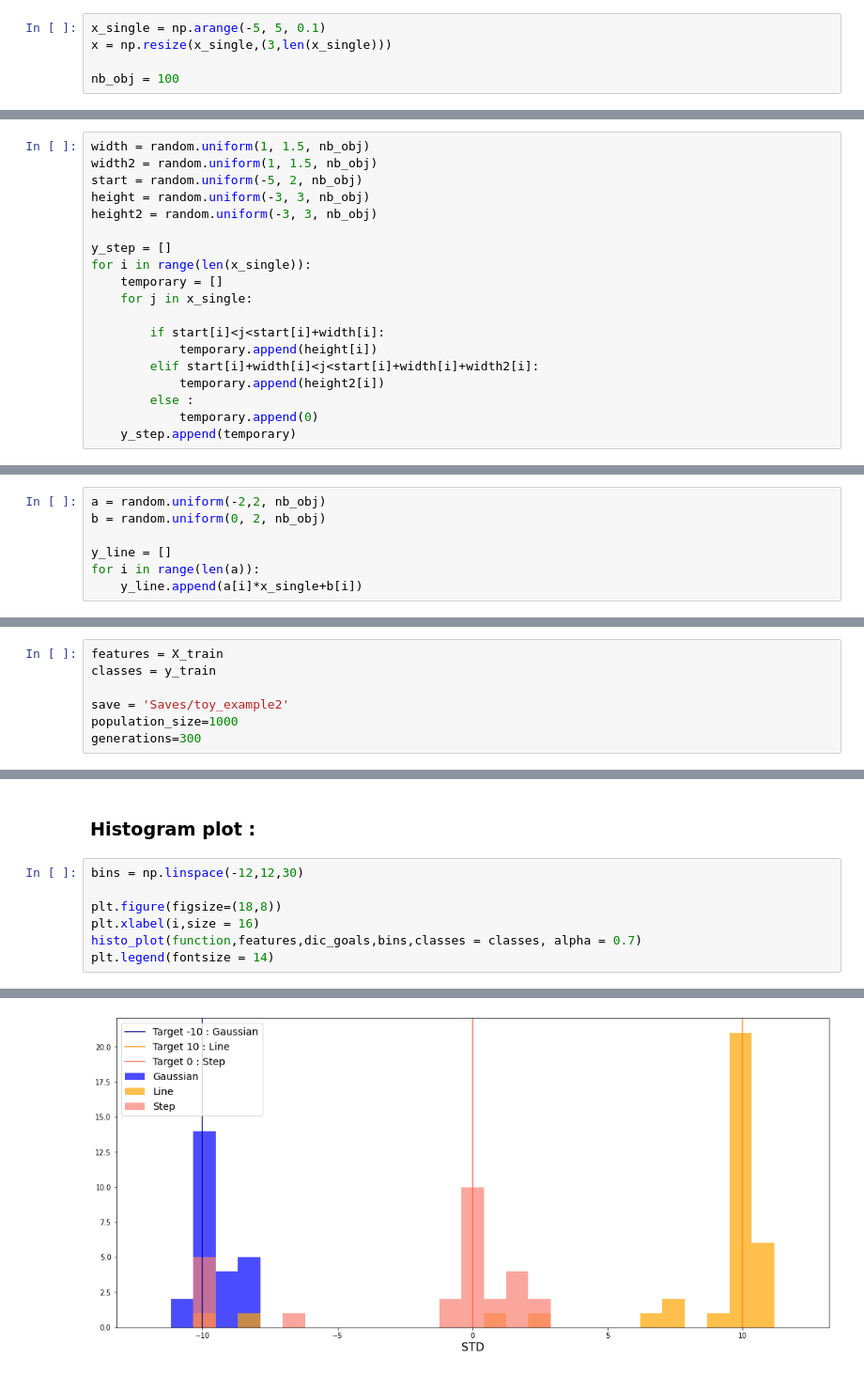
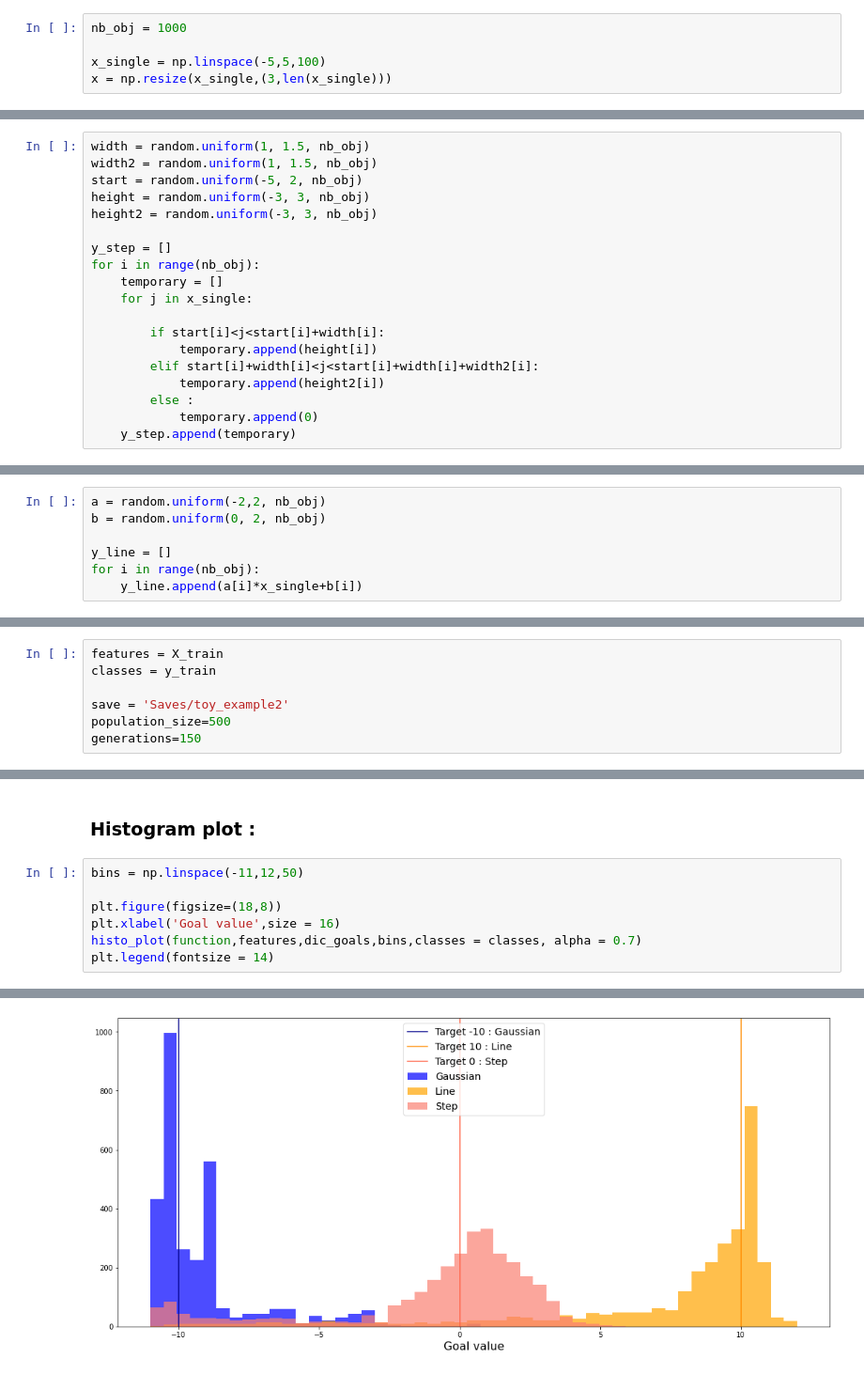
Before and after one commit to erusseil/GeneticClassification, a Jupyter notebook: Toys/Proof_of_concept.ipynb, the cells around one changed output, grey strips where cells are left out. Shown at 94% size. Saved outputs shown, nothing was run; the diff lists cells and outputs as text.

Commit message:
Fixed x values

```diff
--- a/Toys/Proof_of_concept.ipynb
+++ b/Toys/Proof_of_concept.ipynb
@@ -12,10 +12,10 @@ Populating the interactive namespace from numpy and matplotlib
 # %% [markdown]
 ## Create data toy
 # %%
-x_single = np.arange(-5, 5, 0.1)
+nb_obj = 1000
+
+x_single = np.linspace(-5,5,100)
 x = np.resize(x_single,(3,len(x_single)))
-
-nb_obj = 100
 # %% [markdown]
 ### Gaussian curves
 # %%
@@ -44,7 +44,7 @@ height = random.uniform(-3, 3, nb_obj)
 height2 = random.uniform(-3, 3, nb_obj)
 
 y_step = []
-for i in range(len(x_single)):
+for i in range(nb_obj):
     temporary = []
     for j in x_single:
 
@@ -62,7 +62,7 @@ a = random.uniform(-2,2, nb_obj)
 b = random.uniform(0, 2, nb_obj)
 
 y_line = []
-for i in range(len(a)):
+for i in range(nb_obj):
     y_line.append(a[i]*x_single+b[i])
 # %% [markdown]
 ## Plot random toys
@@ -159,8 +159,8 @@ features = X_train
 classes = y_train
 
 save = 'Saves/toy_example2'
-population_size=1000
-generations=300
+population_size=500
+generations=150
 # %% [markdown]
 ### Create your function
 # %%
@@ -219,12 +219,12 @@ for i in ['MEAN','STD']:
 # %% [markdown]
 ### Histogram plot :
 # %%
-bins = np.linspace(-12,12,30)
+bins = np.linspace(-11,12,50)
 
 plt.figure(figsize=(18,8))
-plt.xlabel(i,size = 16)
+plt.xlabel('Goal value',size = 16)
 histo_plot(function,features,dic_goals,bins,classes = classes, alpha = 0.7)
 plt.legend(fontsize = 14)
 # %% [output]
 <matplotlib.legend.Legend at 0x...>
-[figure, old version]
+[figure, new version]
```
Also changed, not shown: parts of 5 cells of this notebook.
